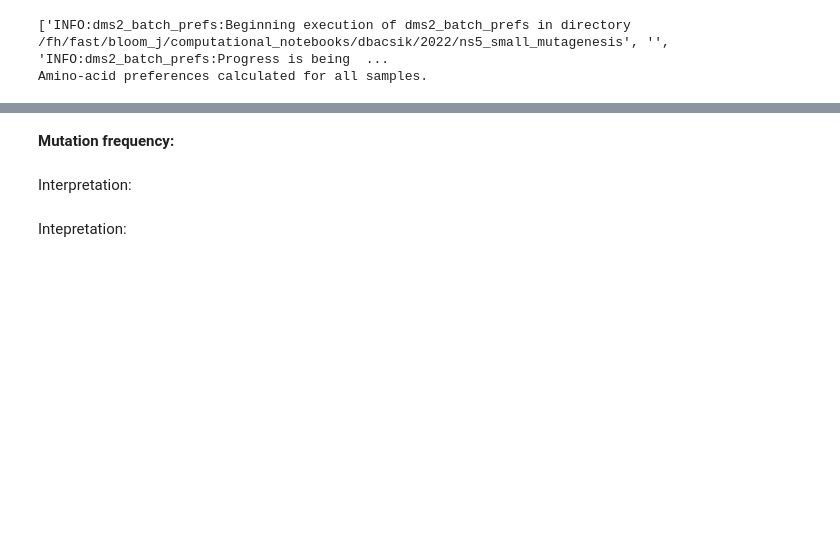
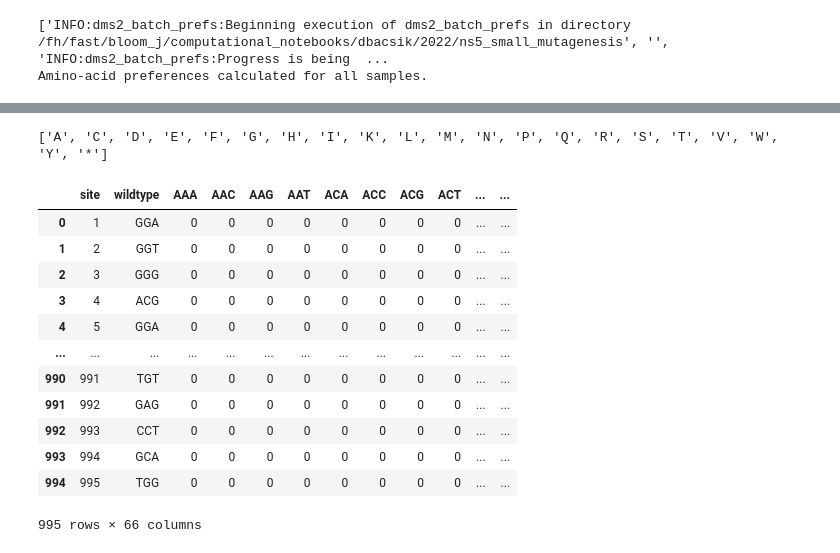
Before and after one commit to dbacsik/ns5_small_mutagenesis, a Jupyter notebook: amino_acid_preferences.py.ipynb, the cells around one changed output, grey strips where cells are left out. Drawn from its saved outputs; the diff is of its cells as text; code cells hidden in the pictures; blank space fills up the shorter version.

Commit message:
Included stop codons

```diff
--- a/amino_acid_preferences.py.ipynb
+++ b/amino_acid_preferences.py.ipynb
@@ -161,6 +152,0 @@ Interpretation:
-# %% [markdown]
-**Mutation frequency:**
-# %% [markdown]
-Interpretation:
-# %% [markdown]
-Intepretation:
@@ -166,0 +155,21 @@ Intepretation:
+# %%
+print(AAS_WITHSTOP)
+# %% [output]
+['A', 'C', 'D', 'E', 'F', 'G', 'H', 'I', 'K', 'L', 'M', 'N', 'P', 'Q', 'R', 'S', 'T', 'V', 'W', 'Y', '*']
+# %%
+codon_count = pd.read_csv('results/codon_counts/lib1-gDNA-early-notSorted_codoncounts.csv')
+display(codon_count)
+# %% [output]
+|  | site | wildtype | AAA | AAC | AAG | AAT | ACA | ACC | ACG | ACT | ... | ... |
+| 0 | 1 | GGA | 0 | 0 | 0 | 0 | 0 | 0 | 0 | 0 | ... | ... |
+| 1 | 2 | GGT | 0 | 0 | 0 | 0 | 0 | 0 | 0 | 0 | ... | ... |
+| 2 | 3 | GGG | 0 | 0 | 0 | 0 | 0 | 0 | 0 | 0 | ... | ... |
+| 3 | 4 | ACG | 0 | 0 | 0 | 0 | 0 | 0 | 0 | 0 | ... | ... |
+| 4 | 5 | GGA | 0 | 0 | 0 | 0 | 0 | 0 | 0 | 0 | ... | ... |
+| ... | ... | ... | ... | ... | ... | ... | ... | ... | ... | ... | ... | ... |
+| 990 | 991 | TGT | 0 | 0 | 0 | 0 | 0 | 0 | 0 | 0 | ... | ... |
+| 991 | 992 | GAG | 0 | 0 | 0 | 0 | 0 | 0 | 0 | 0 | ... | ... |
+| 992 | 993 | CCT | 0 | 0 | 0 | 0 | 0 | 0 | 0 | 0 | ... | ... |
+| 993 | 994 | GCA | 0 | 0 | 0 | 0 | 0 | 0 | 0 | 0 | ... | ... |
+| 994 | 995 | TGG | 0 | 0 | 0 | 0 | 0 | 0 | 0 | 0 | ... | ... |
+995 rows × 66 columns
```
Also changed, not shown: parts of 8 cells of this notebook.
